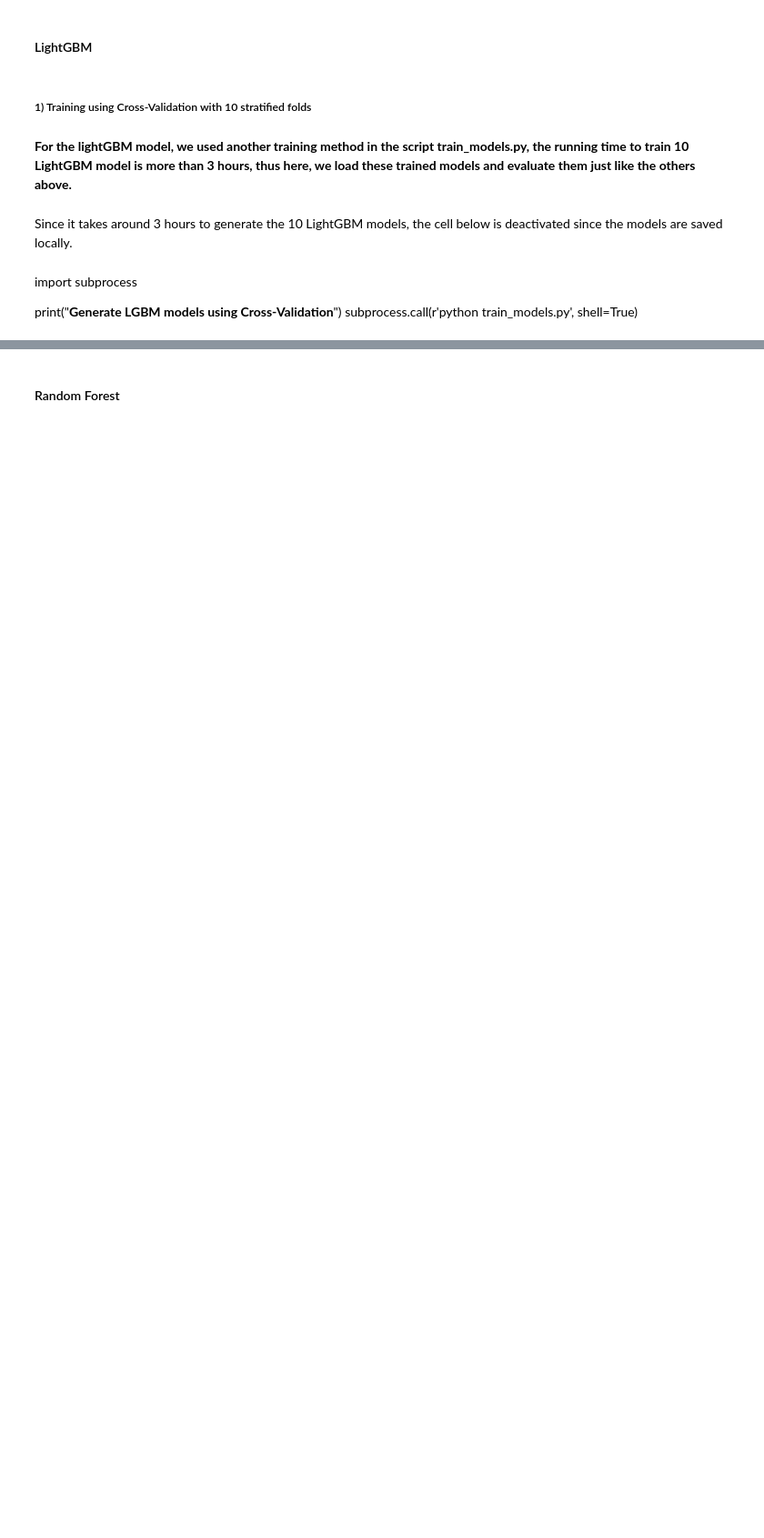
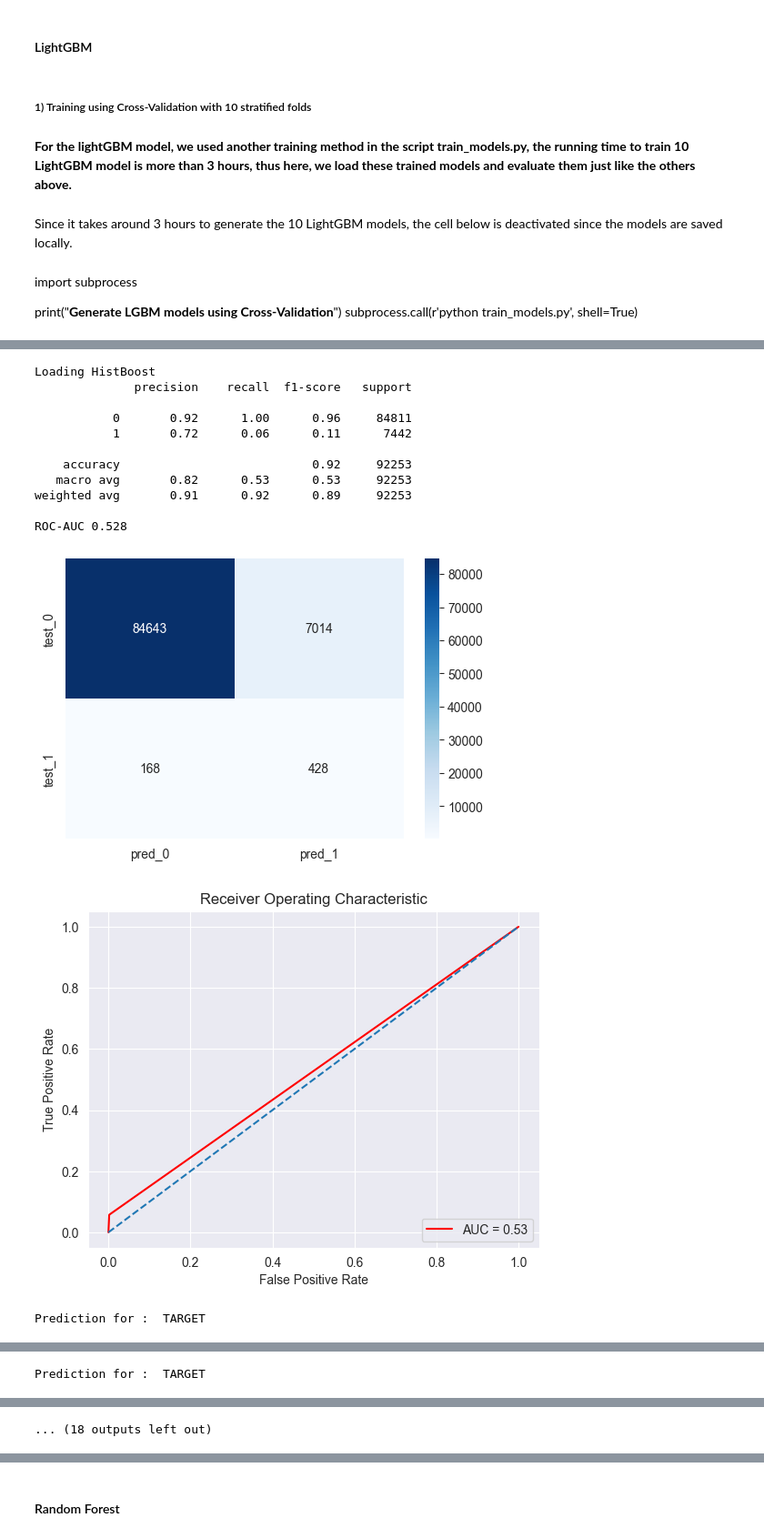
Before and after one commit to oumeima-elgharbi/P7_Data_Science_OpenClassrooms, a Jupyter notebook: model_development/P7_02_prediction.ipynb, the cells around one changed output, grey strips where cells are left out. Shown at 91% size. Drawn from its saved outputs; the diff is of its cells as text; code cells hidden in the pictures; blank space fills up the shorter version.

```diff
--- a/model_development/P7_02_prediction.ipynb
+++ b/model_development/P7_02_prediction.ipynb
@@ -261,0 +345,25 @@ KeyboardInterrupt:
+# %%
+for i in range(5):
+    # load model
+    print("Loading HistBoost")
+    clf = joblib.load('models/HistBoost/HistBoost_fold_{}.joblib'.format(i))
+
+    y_pred = clf.predict(X_val)
+    y_pred_proba = clf.predict_proba(X_val)[:, 1] # we take the prediction for the class 1
+    evaluate_classification(y_val, y_pred, y_pred_proba=y_pred_proba)
+    results = evaluate_models("HistBoost_{}".format(i), results, y_val, y_pred)
+# %% [output]
+Loading HistBoost
+              precision    recall  f1-score   support
+
+           0       0.92      1.00      0.96     84811
+           1       0.72      0.06      0.11      7442
+
+    accuracy                           0.92     92253
+   macro avg       0.82      0.53      0.53     92253
+weighted avg       0.91      0.92      0.89     92253
+
+ROC-AUC 0.528
+[figure, added]
+[figure, added]
+Prediction for :  TARGET
@@ -261,0 +397 @@ KeyboardInterrupt:
+Prediction for :  TARGET
@@ -262 +423,2 @@ KeyboardInterrupt:
+... (18 outputs left out)
 # %% [markdown]
```
Also changed, not shown: parts of 25 cells of this notebook, 2 other files.
